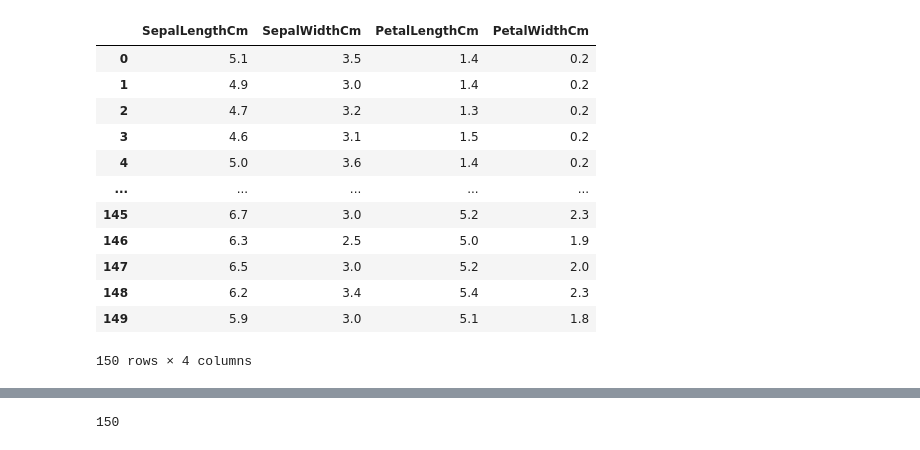
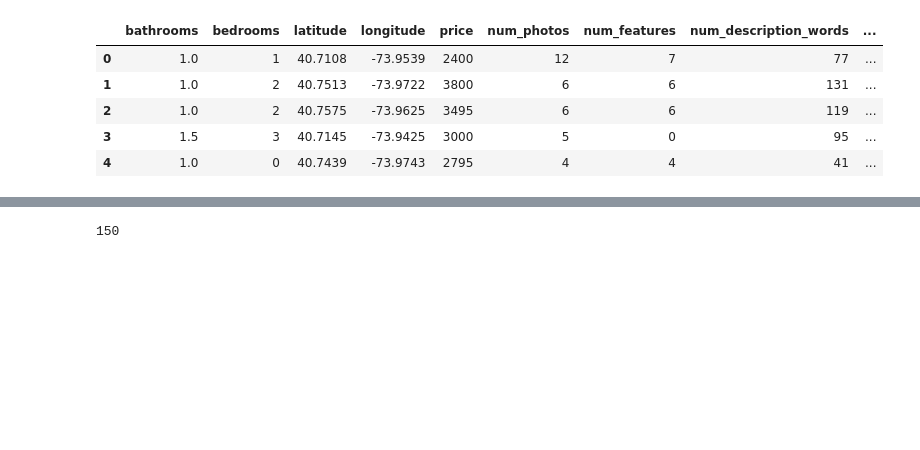
Before and after one commit to Viswonathan06/Reversible-Cellular-Automata-Clustering, a Jupyter notebook: Code/ipl.ipynb, the cells around one changed output, grey strips where cells are left out. Cells and saved outputs as stored; diff of their text form; code cells hidden in the pictures; blank space fills up the shorter version.

```diff
--- a/Code/ipl.ipynb
+++ b/Code/ipl.ipynb
@@ -10,27 +10,37 @@ from sklearn.metrics import silhouette_score,calinski_harabasz_score,davies_boul
 import copy
 from tabulate import tabulate
 import random
+# %%
+df_new = pd.read_json(open("../Dataset/train.json", "r"))
+df_new.head()
+df_new["num_photos"] = df_new["photos"].apply(len)
+df_new["num_features"] = df_new["features"].apply(len)
+df_new["num_description_words"] = df_new["description"].apply(lambda x: len(x.split(" ")))
+df_new["created"] = pd.to_datetime(df_new["created"])
+df_new["created_year"] = df_new["created"].dt.year
+df_new["created_month"] = df_new["created"].dt.month
+df_new["created_day"] = df_new["created"].dt.day
 # %%
 # data=pd.read_csv("total_data_na.csv")
-data=pd.read_csv("../input/Iris.csv")
-data=data.dropna()
-data=data.drop(['Species','Id'],axis=1)
+# data=pd.read_csv("../input/Iris.csv")
+# data=data.dropna()
+# data=data.drop(['Species','Id'],axis=1)
 # data=data.drop["JURISDICTIONNAME"]
 # data= data.drop("PLAYER",axis=1)
-data
+num_feats = ["bathrooms", "bedrooms", "latitude", "longitude", "price",
+             "num_photos", "num_features", "num_description_words",
+             "created_year", "created_month", "created_day"]
+data= df_new[num_feats]
+y = df_new["interest_level"]
+data = data.reset_index()
+data.drop('index', inplace=True, axis = 1)
+data.head()
 # %% [output]
-|  | SepalLengthCm | SepalWidthCm | PetalLengthCm | PetalWidthCm |
-| 0 | 5.1 | 3.5 | 1.4 | 0.2 |
-| 1 | 4.9 | 3.0 | 1.4 | 0.2 |
-| 2 | 4.7 | 3.2 | 1.3 | 0.2 |
-| 3 | 4.6 | 3.1 | 1.5 | 0.2 |
-| 4 | 5.0 | 3.6 | 1.4 | 0.2 |
-| ... | ... | ... | ... | ... |
-| 145 | 6.7 | 3.0 | 5.2 | 2.3 |
-| 146 | 6.3 | 2.5 | 5.0 | 1.9 |
-| 147 | 6.5 | 3.0 | 5.2 | 2.0 |
-| 148 | 6.2 | 3.4 | 5.4 | 2.3 |
-| 149 | 5.9 | 3.0 | 5.1 | 1.8 |
+|  | bathrooms | bedrooms | latitude | longitude | price | num_photos | num_features | num_description_words | ... |
+| 0 | 1.0 | 1 | 40.7108 | -73.9539 | 2400 | 12 | 7 | 77 | ... |
+| 1 | 1.0 | 2 | 40.7513 | -73.9722 | 3800 | 6 | 6 | 131 | ... |
+| 2 | 1.0 | 2 | 40.7575 | -73.9625 | 3495 | 6 | 6 | 119 | ... |
+| 3 | 1.5 | 3 | 40.7145 | -73.9425 | 3000 | 5 | 0 | 95 | ... |
+| 4 | 1.0 | 0 | 40.7439 | -73.9743 | 2795 | 4 | 4 | 41 | ... |
-150 rows × 4 columns
 # %%
 encoder=['00','01','11','10']
```
Also changed, not shown: parts of 12 cells of this notebook.
